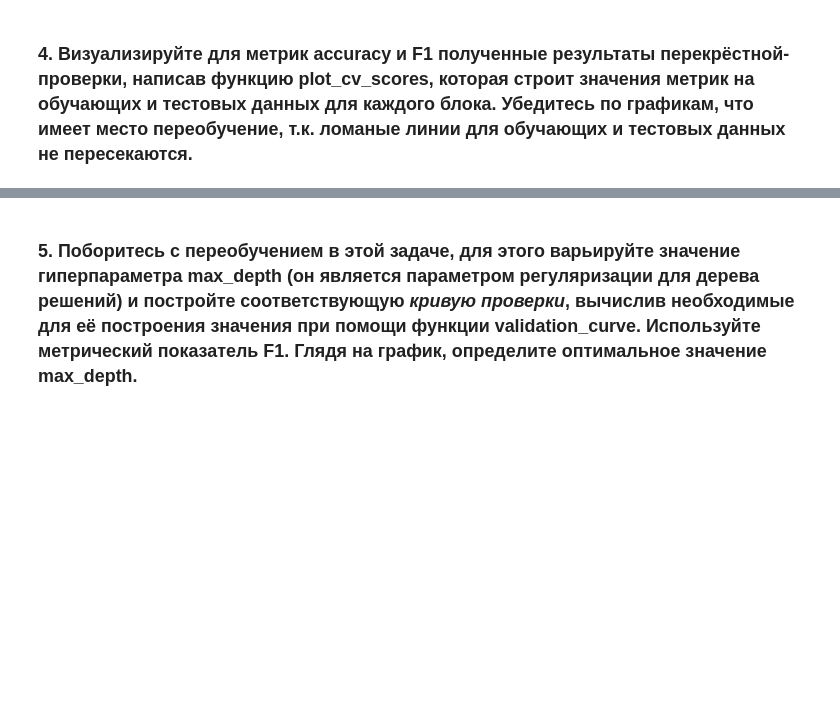
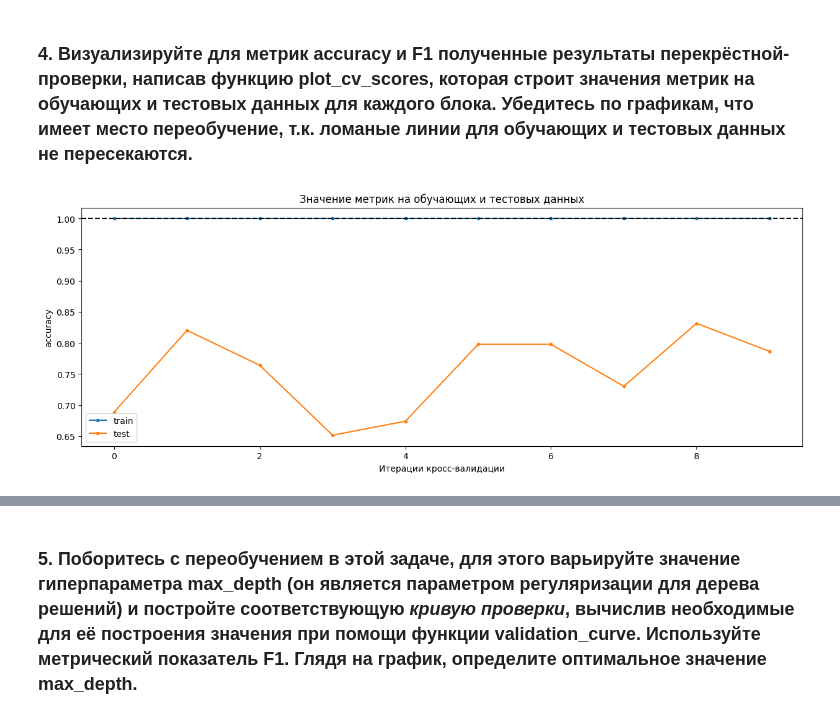
Before and after one commit to consciousnss/fa-machine-learning, a Jupyter notebook: semestr2/trees/overfitting.ipynb, the cells around one changed output, grey strips where cells are left out. Drawn from its saved outputs; the diff is of its cells as text; code cells hidden in the pictures; blank space fills up the shorter version.

```diff
--- a/semestr2/trees/overfitting.ipynb
+++ b/semestr2/trees/overfitting.ipynb
@@ -44,0 +53,4 @@ from sklearn.model_selection import validation_curve, learning_curve
+# %%
+y = df["Survived"].values
+X = df.drop('Survived', axis=1).values
+X.shape, y.shape
@@ -44,0 +61,4 @@ from sklearn.model_selection import validation_curve, learning_curve
+# %%
+clf = DecisionTreeClassifier(random_state=3)
+cv_results = cross_validate(clf, X, y, cv=10, scoring=['accuracy', 'f1_macro'], return_train_score=True)
+pd.DataFrame(cv_results)
@@ -44,0 +77,3 @@ from sklearn.model_selection import validation_curve, learning_curve
+# %%
+scores_accuracy = pd.DataFrame(cv_results)[['train_accuracy', 'test_accuracy']]
+scores_accuracy
@@ -47,2 +125,20 @@ from sklearn.model_selection import validation_curve, learning_curve
 # %% [markdown]
 ### 4. Визуализируйте для метрик accuracy и F1 полученные результаты перекрёстной-проверки, написав функцию plot_cv_scores, которая строит значения метрик на обучающих и тестовых данных для каждого блока. Убедитесь по графикам, что имеет место переобучение, т.к. ломаные линии для обучающих и тестовых данных не пересекаются.
+# %%
+def plot_cv_scores(scores, scoring):
+    plt.figure(figsize=(15, 5))
+
+    plt.plot(scores.iloc[:, 0], label='train', marker='.')
+    plt.plot(scores.iloc[:, 1], label='test',  marker='.')
+    plt.axhline(y=1, color='black', ls='dashed')
+
+    plt.title('Значение метрик на обучающих и тестовых данных')
+    plt.xlabel('Итерации кросс-валидации')
+    plt.ylabel(scoring)
+
+    plt.legend()
+    plt.show()
+# %%
+plot_cv_scores(scores_accuracy, 'accuracy')
+# %% [output]
+[figure, added]
```
Also changed, not shown: parts of 30 cells of this notebook.
